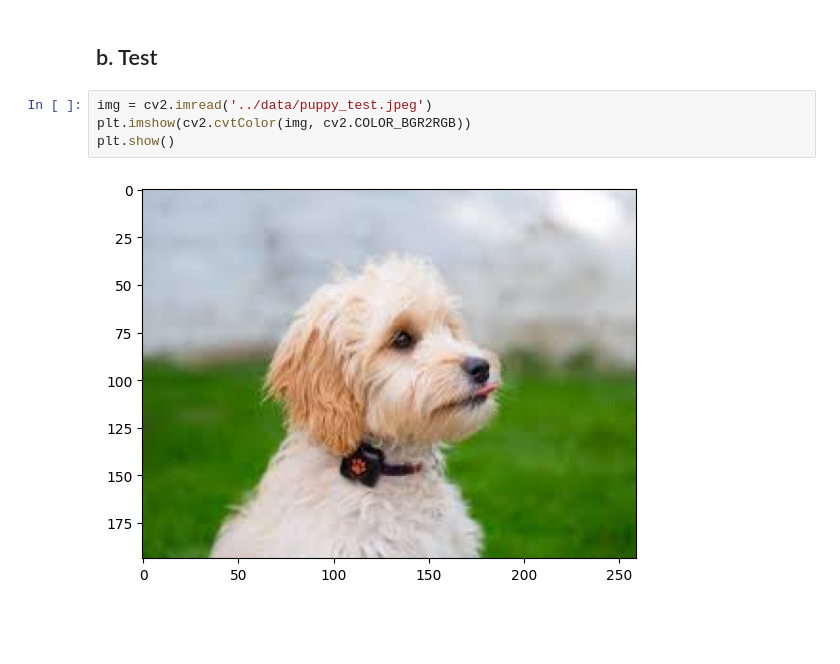
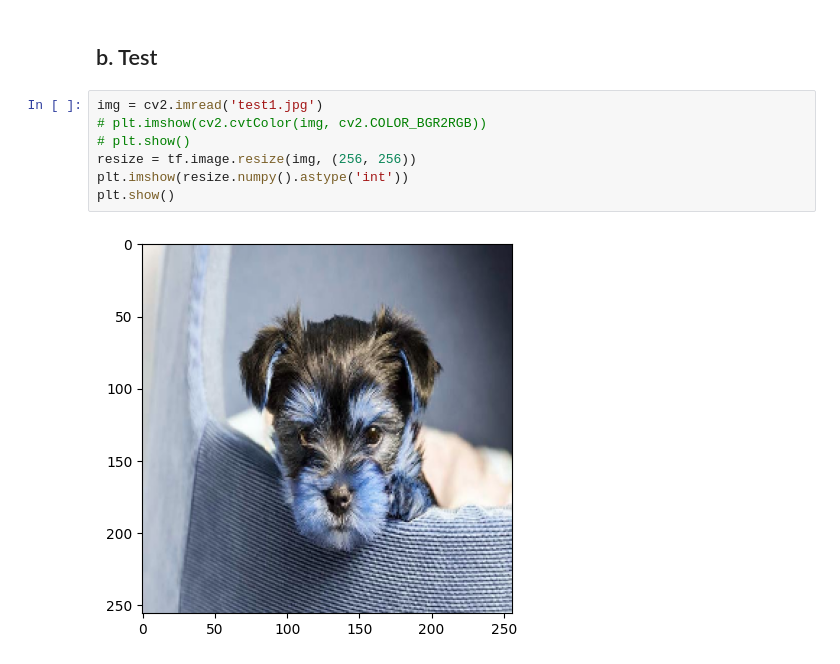
Before and after one commit to divyanshu-raj6379/ImageClassification, a Jupyter notebook: image_classifier.ipynb, the cells around one changed output. Saved outputs shown, nothing was run; the diff lists cells and outputs as text; blank space fills up the shorter version.

```diff
--- a/image_classifier.ipynb
+++ b/image_classifier.ipynb
@@ -262,8 +234,11 @@ Precision: 1.0, Recall: 1.0, Binary Accuracy: 1.0
 # %% [markdown]
 ## b. Test
 # %%
-img = cv2.imread('../data/puppy_test.jpeg')
-plt.imshow(cv2.cvtColor(img, cv2.COLOR_BGR2RGB))
+img = cv2.imread('test1.jpg')
+# plt.imshow(cv2.cvtColor(img, cv2.COLOR_BGR2RGB))
+# plt.show()
+resize = tf.image.resize(img, (256, 256))
+plt.imshow(resize.numpy().astype('int'))
 plt.show()
 # %% [output]
-[figure, old version]
+[figure, new version]
```
Also changed, not shown: parts of 25 cells of this notebook.
